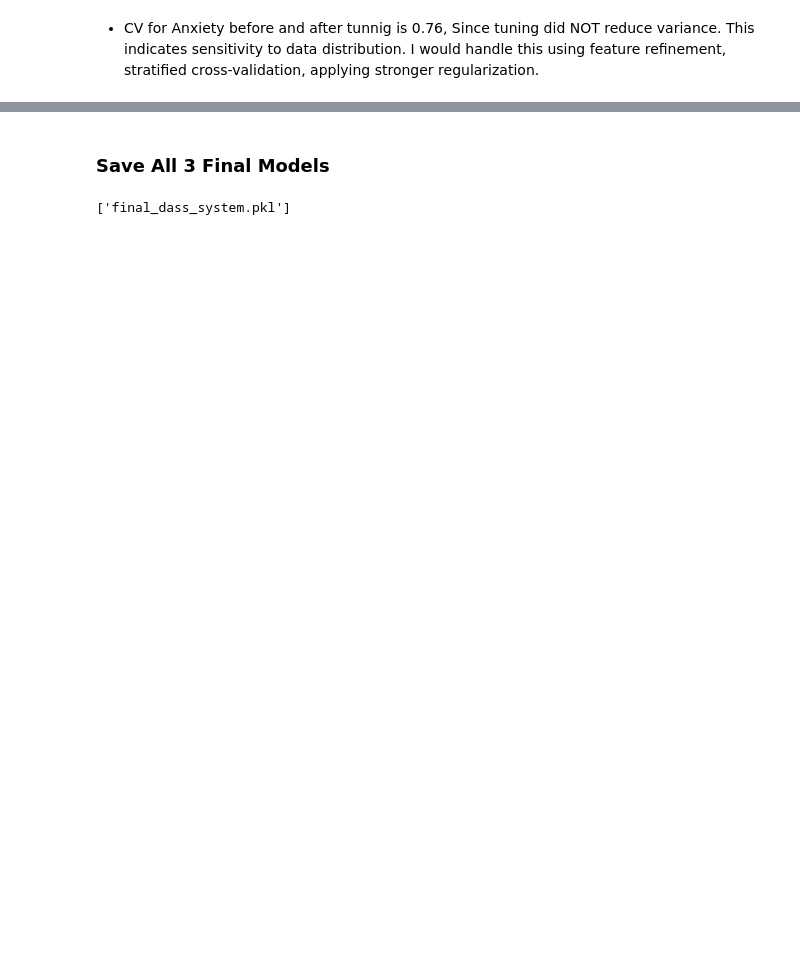
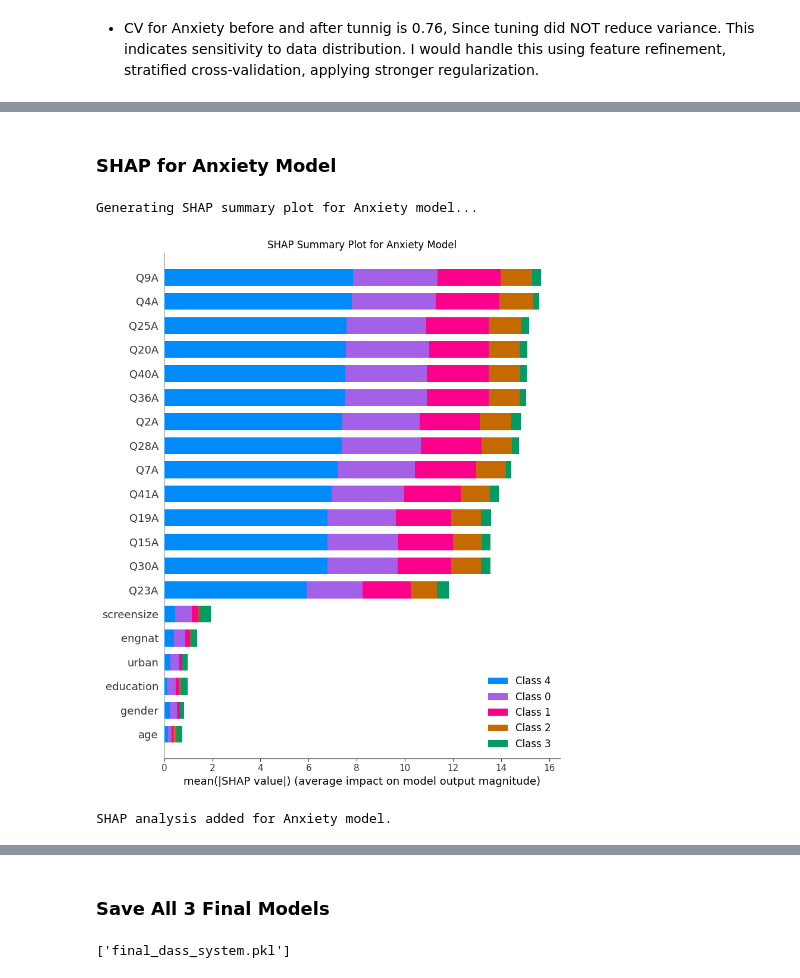
Before and after one commit to Virendrakk/Mental-Health-Disorder-Prediction, a Jupyter notebook: EDA_ML_prediction.ipynb, the cells around one changed output, grey strips where cells are left out. Saved outputs shown, nothing was run; the diff lists cells and outputs as text; code cells hidden in the pictures; blank space fills up the shorter version.

```diff
--- a/EDA_ML_prediction.ipynb
+++ b/EDA_ML_prediction.ipynb
@@ -1383,0 +1426,21 @@ weighted avg       0.88      0.87      0.87     11930
+# %% [markdown]
+### SHAP for Anxiety Model
+# %%
+explainer_anx = shap.Explainer(final_anx_model, X_anx_train_scaled)
+
+sample_indices_anx = range(min(100, X_anx_test_scaled.shape[0]))
+X_test_sample_anx = X_anx_test_scaled[sample_indices_anx]
+shap_values_anx = explainer_anx(X_test_sample_anx)
+
+print("Generating SHAP summary plot for Anxiety model...")
+plt.figure(figsize=(10, 6))
+shap.summary_plot(shap_values_anx, X_test_sample_anx, feature_names=X_anx_test.columns.tolist(), show=False)
+plt.title('SHAP Summary Plot for Anxiety Model')
+plt.tight_layout()
+plt.show()
+
+print("SHAP analysis added for Anxiety model.")
+# %% [output]
+Generating SHAP summary plot for Anxiety model...
+[figure, added]
+SHAP analysis added for Anxiety model.
```
Also changed, not shown: parts of 21 cells of this notebook, 3 other files.
